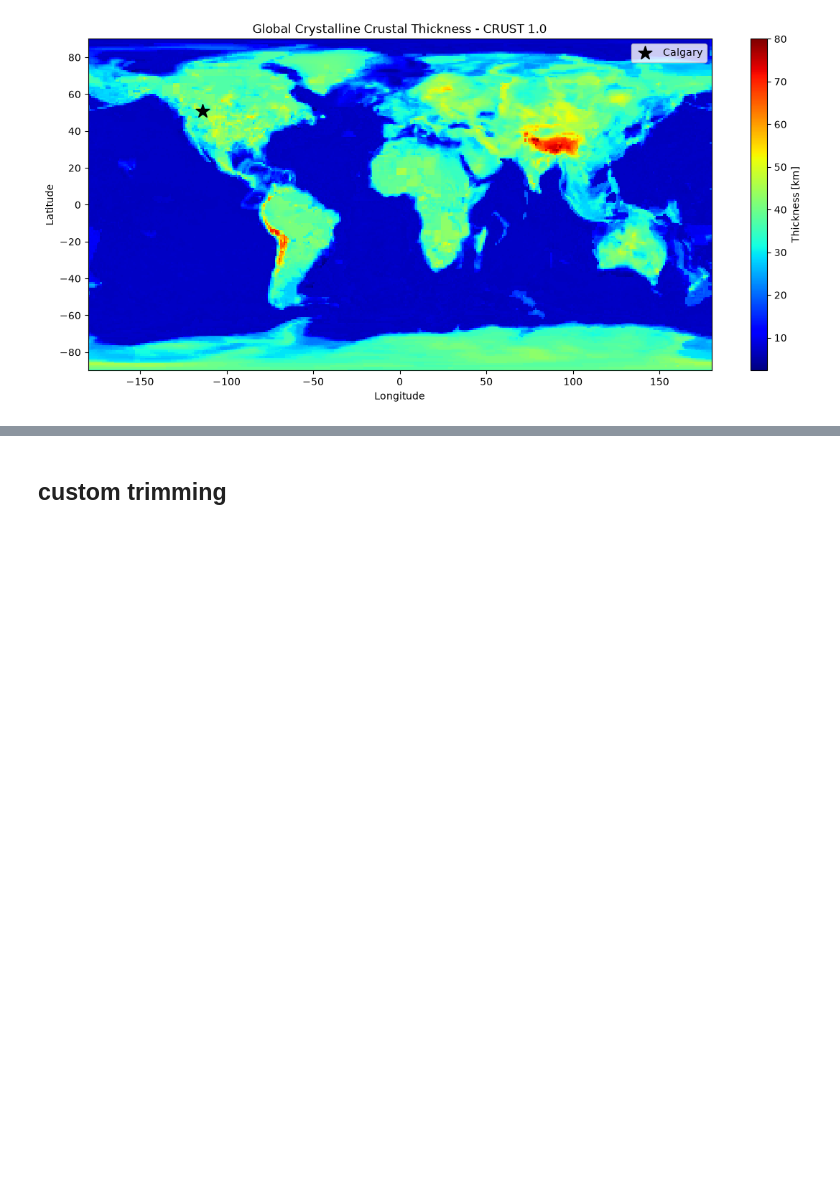
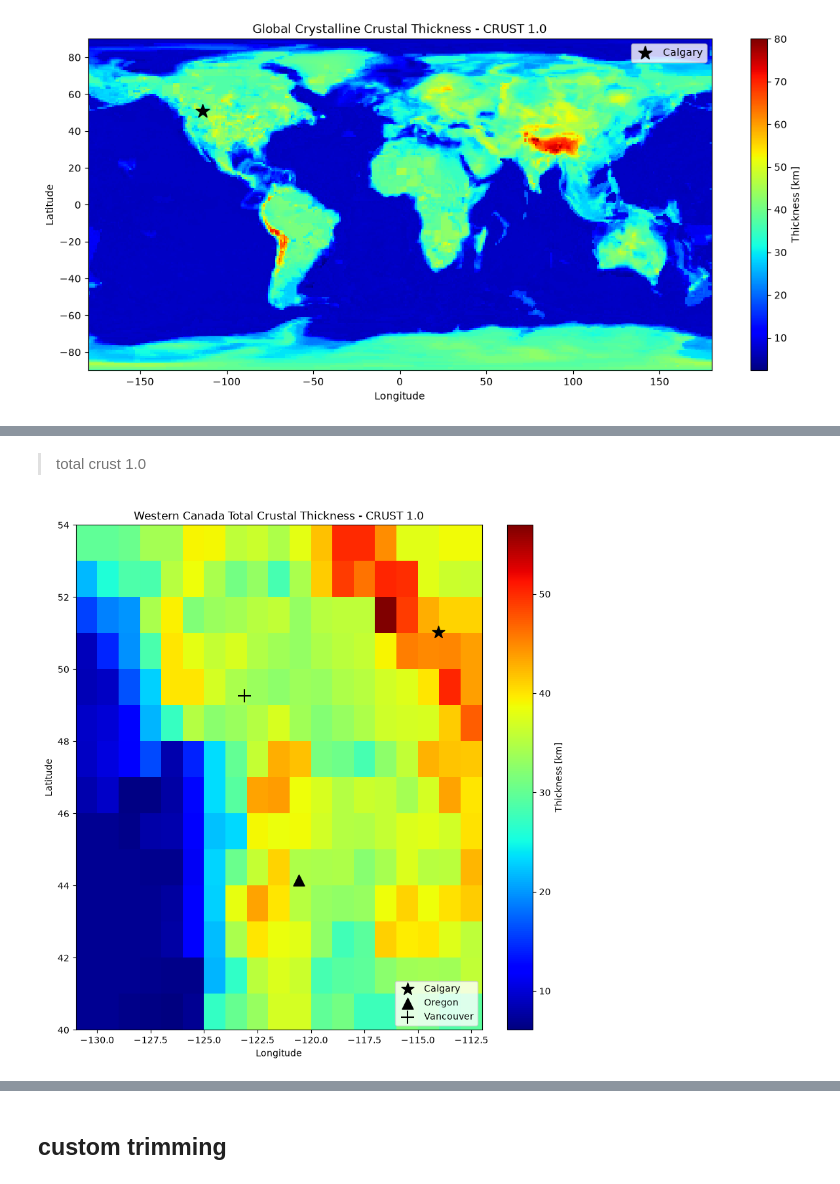
Before and after one commit to sydpas/grav_mag_model, a Jupyter notebook: src/ecm1/TO_3MT_ecm1.ipynb, the cells around one changed output, grey strips where cells are left out. Saved outputs shown, nothing was run; the diff lists cells and outputs as text; code cells hidden in the pictures; blank space fills up the shorter version.

```diff
--- a/src/ecm1/TO_3MT_ecm1.ipynb
+++ b/src/ecm1/TO_3MT_ecm1.ipynb
@@ -208,0 +228,21 @@ print(crust1_res_na)
+# %% [markdown]
+> total crust 1.0
+# %%
+fig, ax11 = plt.subplots(figsize=(10, 10))
+
+pcm_cru_na = ax11.pcolormesh(long, lat, t_na, cmap='jet')
+fig.colorbar(pcm_cru_na, ax=ax11, label='Thickness [km]')
+ax11.scatter(-114.03, 51.02, marker='*', color='black', s=200, label='Calgary')
+ax11.scatter(-120.58, 44.15, marker='^', color='black', s=150, label='Oregon')
+ax11.scatter(-123.12, 49.26, marker='+', color='black', s=200, label='Vancouver')
+
+ax11.set_title('Western Canada Total Crustal Thickness - CRUST 1.0')
+ax11.set_xlabel('Longitude')
+ax11.set_ylabel('Latitude')
+
+plt.legend(loc='lower right')
+
+plt.savefig('..\\..\\figures\\ecm1\\crust1.0_cad_grid.png', dpi=400, bbox_inches='tight')
+plt.show()
+# %% [output]
+[figure, added]
```
Also changed, not shown: parts of 22 cells of this notebook, 19 other files.
